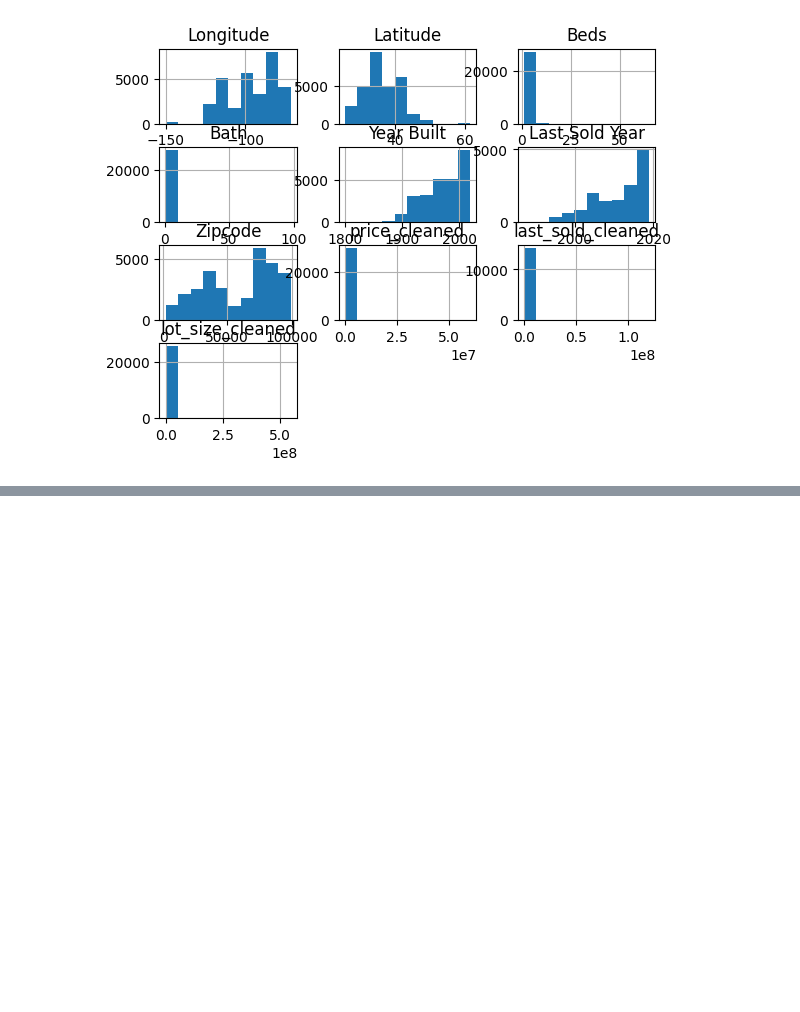
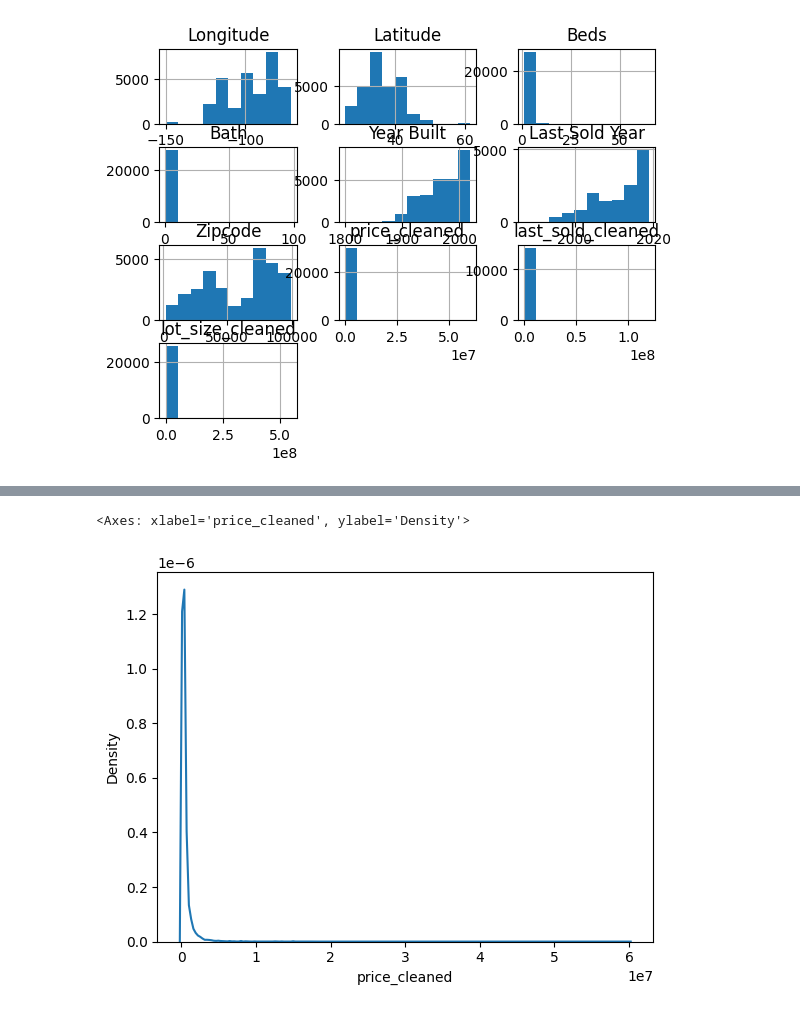
Before and after one commit to raushan-shah/CSY2082-AS1-assignment, a Jupyter notebook: code.ipynb, the cells around one changed output, grey strips where cells are left out. Saved outputs shown, nothing was run; the diff lists cells and outputs as text; code cells hidden in the pictures; blank space fills up the shorter version.

Commit message:
some more visualizations

```diff
--- a/code.ipynb
+++ b/code.ipynb
@@ -426,0 +436,8 @@ array([[<Axes: title={'center': 'Longitude'}>,
+# %%
+#visualizing the prices
+import seaborn as sns
+sns.kdeplot(df['price_cleaned'], bw_adjust=0.5)
+#this isn't that useful, as it is heavily affected by some values
+# %% [output]
+<Axes: xlabel='price_cleaned', ylabel='Density'>
+[figure, added]
```
Also changed, not shown: parts of 9 cells of this notebook.
